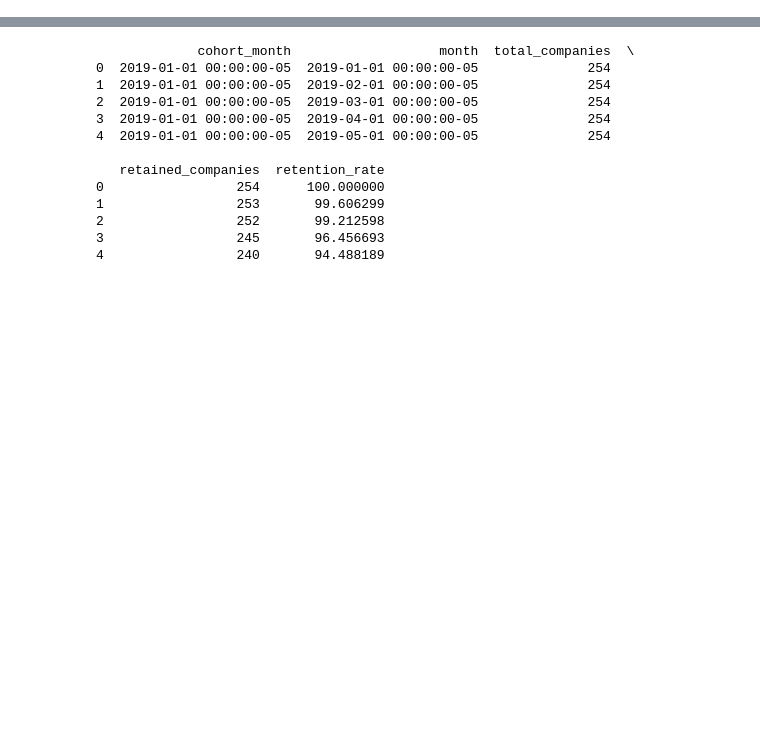
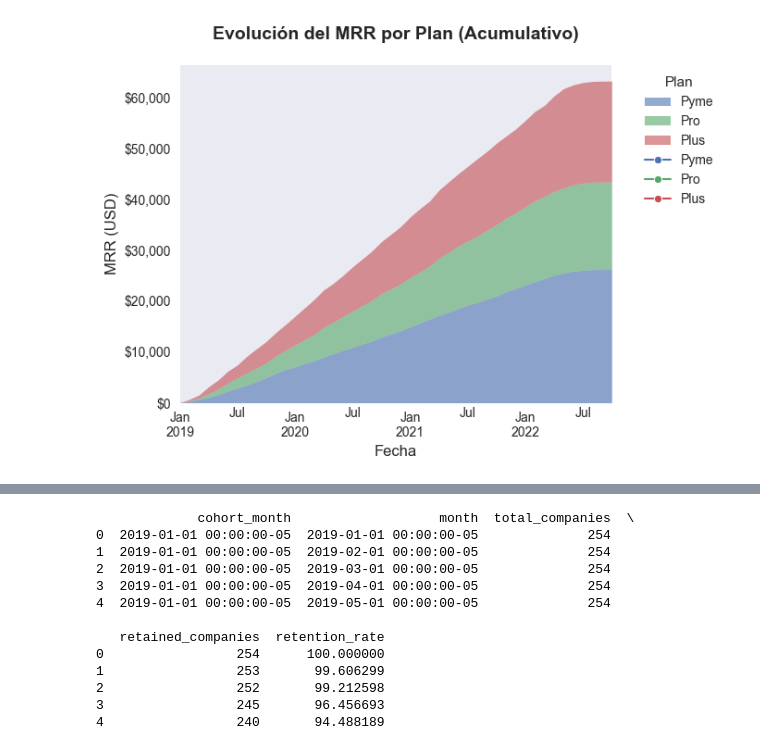
Before and after one commit to mcabas/job_search_tests, a Jupyter notebook: Aleg/test.ipynb, the cells around one changed output, grey strips where cells are left out. Saved outputs shown, nothing was run; the diff lists cells and outputs as text; code cells hidden in the pictures; blank space fills up the shorter version.

```diff
--- a/Aleg/test.ipynb
+++ b/Aleg/test.ipynb
@@ -20,0 +23,3 @@ def read_csv_fun(folder_name,file_name, path):
+# %%
+df_mrr = read_csv_fun('Aleg','mrr', dir)
+print(df_mrr.head(5))
@@ -20,0 +48,96 @@ def read_csv_fun(folder_name,file_name, path):
+# %%
+import pandas as pd
+import matplotlib.pyplot as plt
+import seaborn as sns
+from matplotlib.ticker import FuncFormatter
+
+# Configuración estética profesional
+plt.style.use('seaborn')
+palette = sns.color_palette("deep")
+custom_palette = {
+    'Pyme': palette[0],  # Azul oscuro
+    'Pro': palette[2],   # Verde
+    'Plus': palette[3]   # Rojo
+}
+plt.rcParams['figure.figsize'] = (10, 5)
+plt.rcParams['font.size'] = 11
+plt.rcParams['axes.labelsize'] = 12
+plt.rcParams['axes.titlesize'] = 14
+
+# Preparación de datos
+df_mrr['month'] = pd.to_datetime(df_mrr['month'])
+df_mrr['planname'] = df_mrr['planname'].str.capitalize()
+
+## 1. Gráfico de Área Apilada - MRR
+plt.figure(figsize=(7, 5))
+ax = plt.gca()
+
+# Crear un DataFrame pivote para el área apilada
+df_pivot = df_mrr.pivot_table(index='month', columns='planname', values='mrr', aggfunc='sum').fillna(0)
+
+# Ordenar los planes de menor a mayor (para mejor visualización del apilado)
+plan_order = ['Pyme', 'Pro', 'Plus']
+df_pivot = df_pivot[plan_order]
+
+# Gráfico de área apilada
+df_pivot.plot.area(ax=ax, color=custom_palette, alpha=0.6, linewidth=0)
+
+# Gráfico de línea con marcadores (encima del área)
+for plan in plan_order:
+    plan_data = df_mrr[df_mrr['planname'] == plan]
+    sns.lineplot(data=plan_data, x='month', y='mrr',
+                color=custom_palette[plan], linewidth=1.5,
+                marker='o', markersize=6, label=plan, ax=ax)
+
+plt.title('Evolución del MRR por Plan (Acumulativo)', pad=20)
+plt.xlabel('Fecha')
+plt.ylabel('MRR (USD)')
+ax.yaxis.set_major_formatter(FuncFormatter(lambda x, _: f'${x:,.0f}'))
+
+# Leyenda mejorada
+handles, labels = ax.get_legend_handles_labels()
+ax.legend(handles, labels, title='Plan',
+         frameon=False, bbox_to_anchor=(1.05, 1), loc='upper left')
+
+# Estilo limpio
+ax.grid(False)
+sns.despine()
+plt.tight_layout()
+plt.show()
+
+## 2. Gráfico de Área Apilada - Empresas
+plt.figure(figsize=(7, 5))
+ax = plt.gca()
+
+# DataFrame pivote para empresas
+df_pivot_companies = df_mrr.pivot_table(index='month', columns='planname',
+                                       values='total_companies', aggfunc='sum').fillna(0)
+df_pivot_companies = df_pivot_companies[plan_order]
+
+# Área apilada
+df_pivot_companies.plot.area(ax=ax, color=custom_palette, alpha=0.6, linewidth=0)
+
+# Líneas con marcadores
+for plan in plan_order:
+    plan_data = df_mrr[df_mrr['planname'] == plan]
+    sns.lineplot(data=plan_data, x='month', y='total_companies',
+                color=custom_palette[plan], linewidth=1.5,
+                marker='o', markersize=6, label=plan, ax=ax)
+
+plt.title('Evolución de Empresas por Plan (Acumulativo)', pad=20)
+plt.xlabel('Fecha')
+plt.ylabel('Número de Empresas')
+ax.yaxis.set_major_formatter(FuncFormatter(lambda x, _: f'{x:,.0f}'))
+
+# Leyenda
+handles, labels = ax.get_legend_handles_labels()
+ax.legend(handles, labels, title='Plan',
+         frameon=False, bbox_to_anchor=(1.05, 1), loc='upper left')
+
+# Estilo limpio
+ax.grid(False)
+sns.despine()
+plt.tight_layout()
+plt.show()
+# %% [output]
+[figure, added]
```
Also changed, not shown: parts of 51 cells of this notebook, 6 other files.
